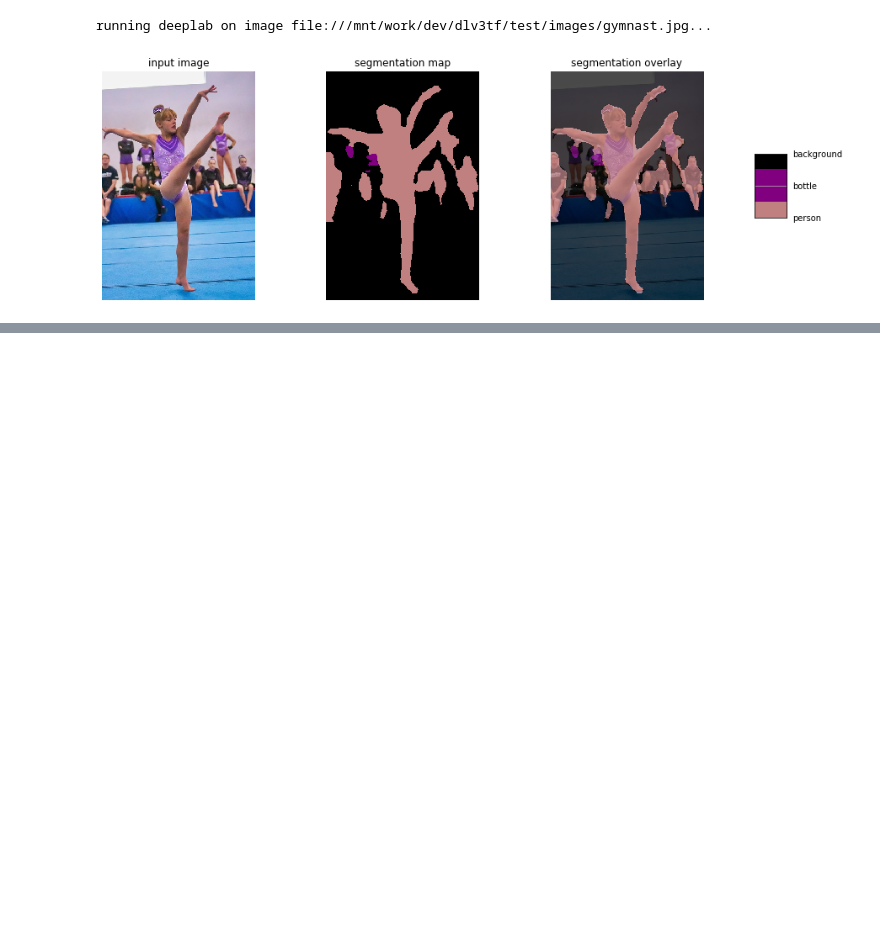
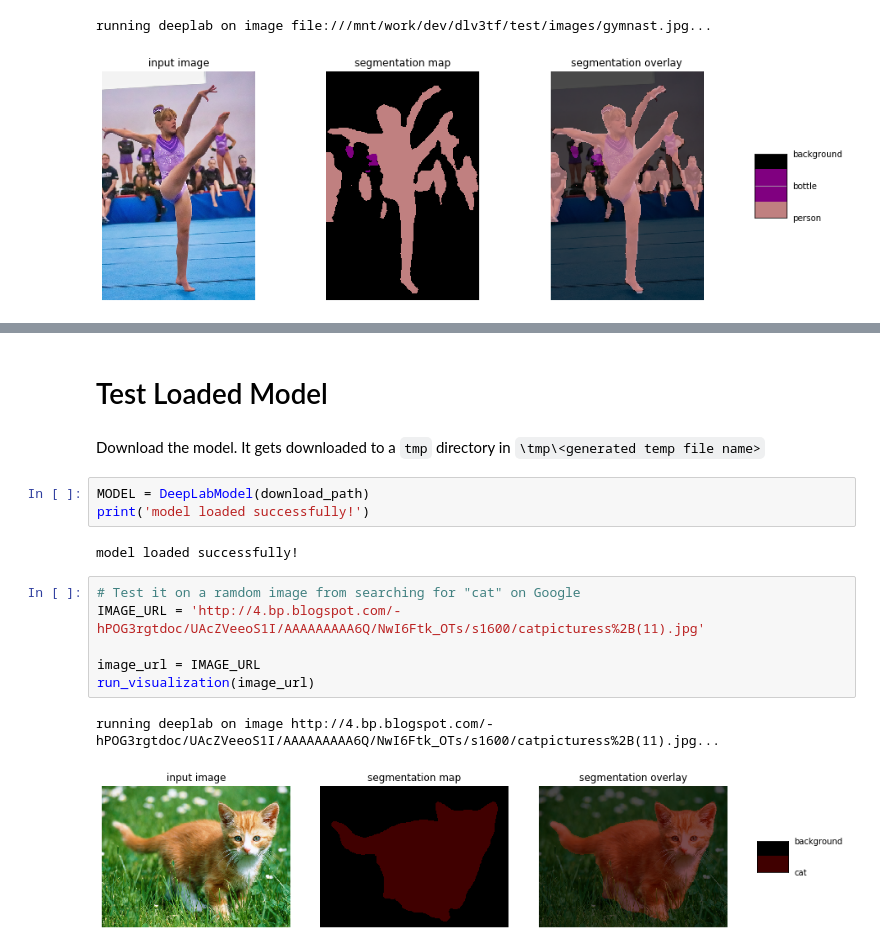
Before and after one commit to gaseosaluz/dlv3tf, a Jupyter notebook: dlv3tf_demo.ipynb, the cells around one changed output, grey strips where cells are left out. Cells and saved outputs as stored; diff of their text form; blank space fills up the shorter version.

```diff
--- a/dlv3tf_demo.ipynb
+++ b/dlv3tf_demo.ipynb
@@ -304,0 +335,18 @@ running deeplab on image file:///mnt/work/dev/dlv3tf/test/images/gymnast.jpg...
+# %% [markdown]
+# Test Loaded Model
+# %% [markdown]
+Download the model. It gets downloaded to a `tmp` directory in `\tmp\<generated temp file name>`
+# %%
+MODEL = DeepLabModel(download_path)
+print('model loaded successfully!')
+# %% [output]
+model loaded successfully!
+# %%
+# Test it on a ramdom image from searching for "cat" on Google
+IMAGE_URL = 'http://4.bp.blogspot.com/-hPOG3rgtdoc/UAcZVeeoS1I/AAAAAAAAA6Q/NwI6Ftk_OTs/s1600/catpicturess%2B(11).jpg'
+
+image_url = IMAGE_URL
+run_visualization(image_url)
+# %% [output]
+running deeplab on image http://4.bp.blogspot.com/-hPOG3rgtdoc/UAcZVeeoS1I/AAAAAAAAA6Q/NwI6Ftk_OTs/s1600/catpicturess%2B(11).jpg...
+[figure, added]
```
Also changed, not shown: parts of 14 cells of this notebook.
